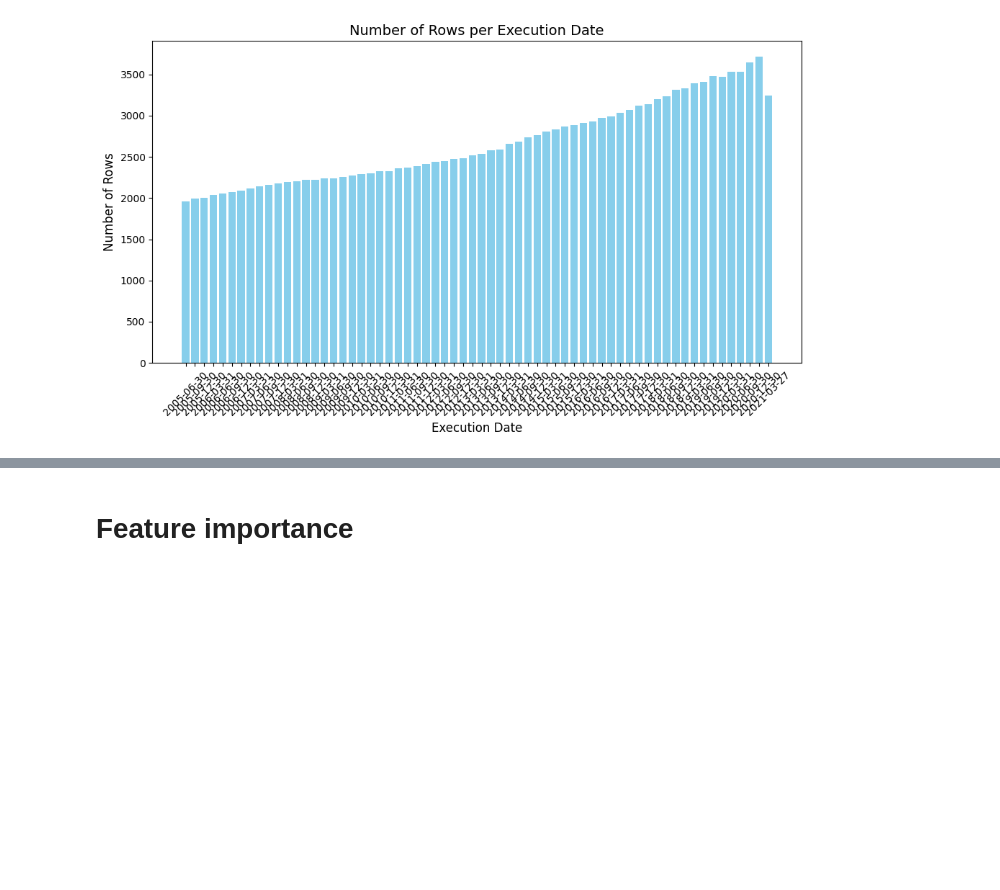
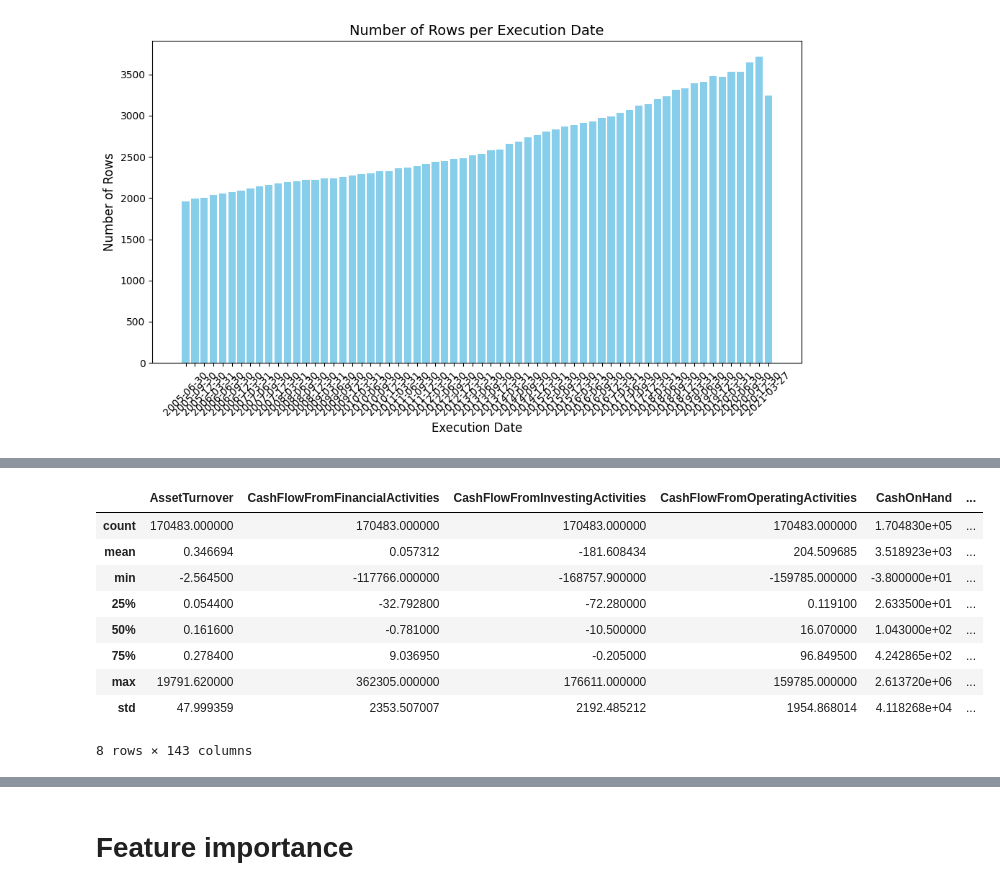
Before and after one commit to adrianibeas/zrive-ds, a Jupyter notebook: src/module_5/module5.ipynb_/module5.ipynb, the cells around one changed output, grey strips where cells are left out. Cells and saved outputs as stored; diff of their text form; code cells hidden in the pictures; blank space fills up the shorter version.

Commit message:
imputacion por año terminada

```diff
--- a/src/module_5/module5.ipynb_/module5.ipynb
+++ b/src/module_5/module5.ipynb_/module5.ipynb
@@ -608,0 +678,41 @@ AttributeError: 'DataFrame' object has no attribute 'append'
+# %%
+import pandas as pd
+
+# Asumimos que la función impute_missing_values ya está definida como se ve en la imagen
+
+def impute_by_execution_date(data_set):
+    # Agrupa el data_set por 'execution_date'
+    grouped = data_set.groupby('execution_date')
+
+    # Lista para guardar los resultados imputados de cada grupo
+    imputed_groups = []
+
+    # Itera sobre cada grupo, imputa y guarda el resultado
+    for name, group in grouped:
+        imputed_group = impute_missing_values(group.copy())
+        imputed_groups.append(imputed_group)
+
+    # Combina todos los DataFrames imputados en uno solo
+    imputed_data_set = pd.concat(imputed_groups)
+
+    # Ordenar el DataFrame resultante si es necesario, por ejemplo, por 'execution_date'
+    imputed_data_set.sort_values('execution_date', inplace=True)
+
+    return imputed_data_set
+
+
+# Aplica la función
+imputed_data_set_by_date = impute_by_execution_date(data_set)
+# %%
+imputed_data_set_by_date.describe()
+# %% [output]
+|  | AssetTurnover | CashFlowFromFinancialActivities | CashFlowFromInvestingActivities | CashFlowFromOperatingActivities | CashOnHand | ... |
+| count | 170483.000000 | 170483.000000 | 170483.000000 | 170483.000000 | 1.704830e+05 | ... |
+| mean | 0.346694 | 0.057312 | -181.608434 | 204.509685 | 3.518923e+03 | ... |
+| min | -2.564500 | -117766.000000 | -168757.900000 | -159785.000000 | -3.800000e+01 | ... |
+| 25% | 0.054400 | -32.792800 | -72.280000 | 0.119100 | 2.633500e+01 | ... |
+| 50% | 0.161600 | -0.781000 | -10.500000 | 16.070000 | 1.043000e+02 | ... |
+| 75% | 0.278400 | 9.036950 | -0.205000 | 96.849500 | 4.242865e+02 | ... |
+| max | 19791.620000 | 362305.000000 | 176611.000000 | 159785.000000 | 2.613720e+06 | ... |
+| std | 47.999359 | 2353.507007 | 2192.485212 | 1954.868014 | 4.118268e+04 | ... |
+8 rows × 143 columns
```
Also changed, not shown: parts of 13 cells of this notebook.
